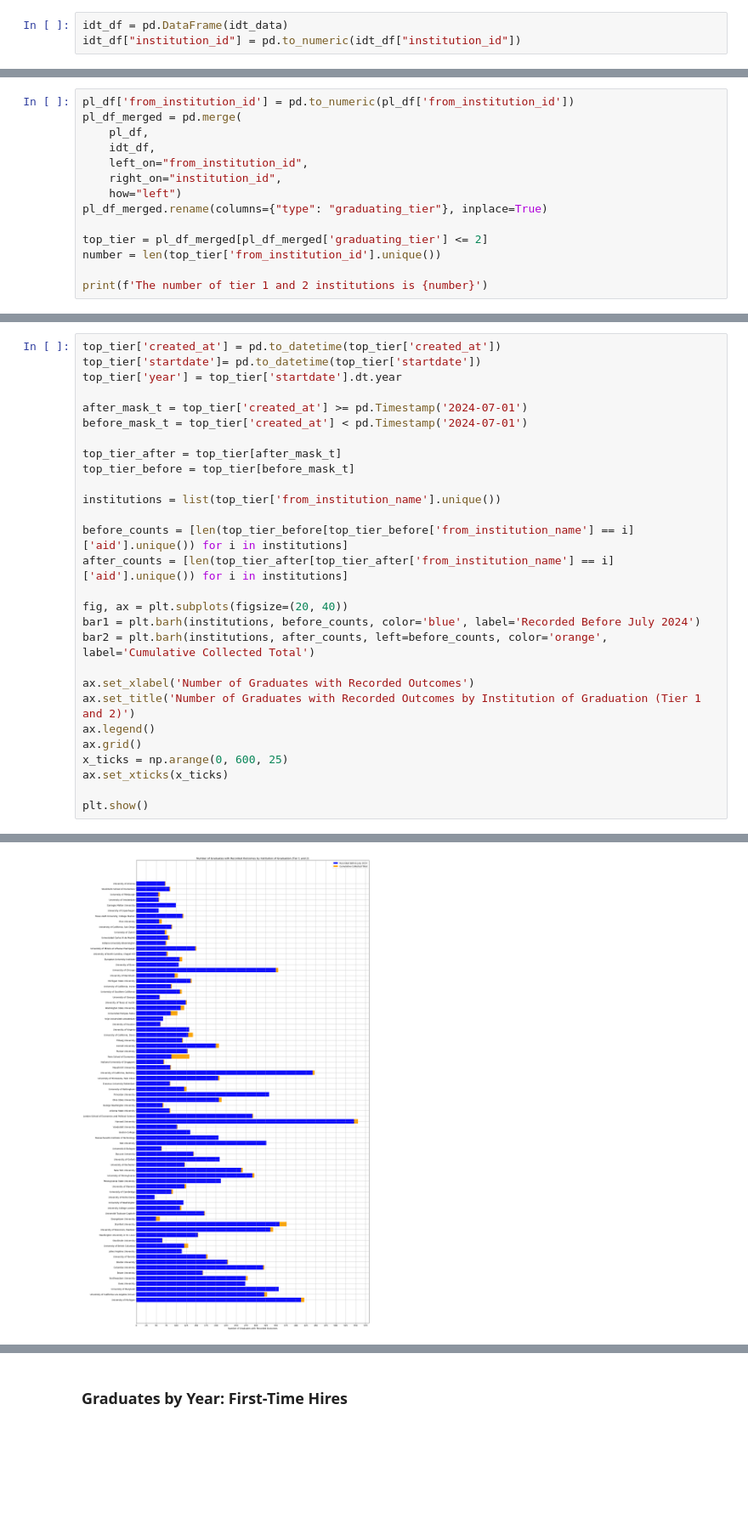
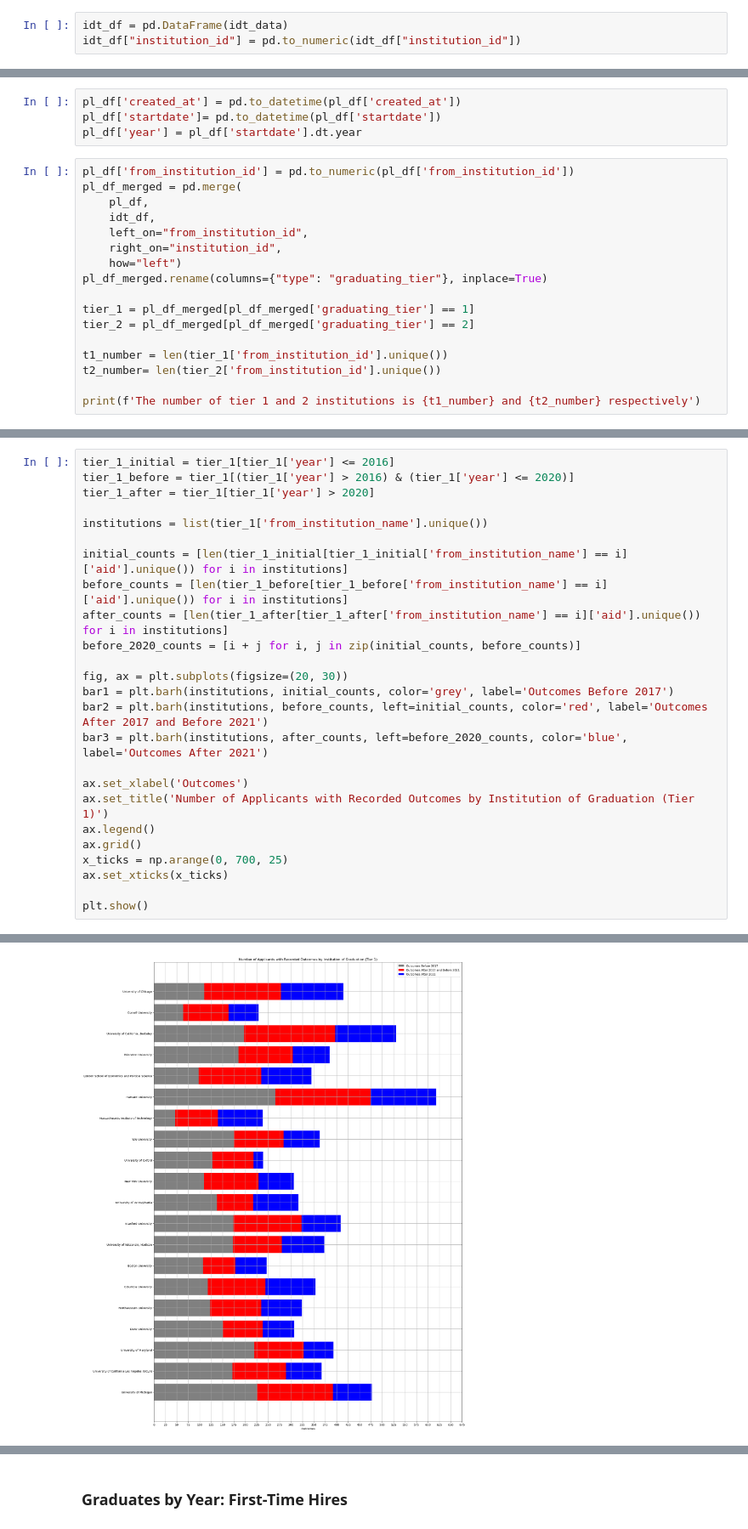
Before and after one commit to michaelpetersubc/mapinator, a Jupyter notebook: mapinator_readme/2024_update/mapinator_readme_2024.ipynb, the cells around one changed output, grey strips where cells are left out. Shown: that part at 85% size. Drawn from its saved outputs; the diff is of its cells as text; blank space fills up the shorter version.

Commit message:
Added separate graphs for tier 1 and 2 institutions.

```diff
--- a/mapinator_readme/2024_update/mapinator_readme_2024.ipynb
+++ b/mapinator_readme/2024_update/mapinator_readme_2024.ipynb
@@ -29,3 +29,7 @@ idt_df["institution_id"] = pd.to_numeric(idt_df["institution_id"])
+# %%
+pl_df['created_at'] = pd.to_datetime(pl_df['created_at'])
+pl_df['startdate']= pd.to_datetime(pl_df['startdate'])
+pl_df['year'] = pl_df['startdate'].dt.year
 # %%
 pl_df['from_institution_id'] = pd.to_numeric(pl_df['from_institution_id'])
 pl_df_merged = pd.merge(
@@ -36,8 +40,11 @@ pl_df_merged = pd.merge(
     how="left")
 pl_df_merged.rename(columns={"type": "graduating_tier"}, inplace=True)
 
-top_tier = pl_df_merged[pl_df_merged['graduating_tier'] <= 2]
-number = len(top_tier['from_institution_id'].unique())
+tier_1 = pl_df_merged[pl_df_merged['graduating_tier'] == 1]
+tier_2 = pl_df_merged[pl_df_merged['graduating_tier'] == 2]
 
-print(f'The number of tier 1 and 2 institutions is {number}')
+t1_number = len(tier_1['from_institution_id'].unique())
+t2_number= len(tier_2['from_institution_id'].unique())
+
+print(f'The number of tier 1 and 2 institutions is {t1_number} and {t2_number} respectively')
 # %% [output]
@@ -45,28 +54,25 @@ The number of tier 1 and 2 institutions is 78
 # %%
-top_tier['created_at'] = pd.to_datetime(top_tier['created_at'])
-top_tier['startdate']= pd.to_datetime(top_tier['startdate'])
-top_tier['year'] = top_tier['startdate'].dt.year
+tier_1_initial = tier_1[tier_1['year'] <= 2016]
+tier_1_before = tier_1[(tier_1['year'] > 2016) & (tier_1['year'] <= 2020)]
+tier_1_after = tier_1[tier_1['year'] > 2020]
 
-after_mask_t = top_tier['created_at'] >= pd.Timestamp('2024-07-01')
-before_mask_t = top_tier['created_at'] < pd.Timestamp('2024-07-01')
+institutions = list(tier_1['from_institution_name'].unique())
 
-top_tier_after = top_tier[after_mask_t]
-top_tier_before = top_tier[before_mask_t]
+initial_counts = [len(tier_1_initial[tier_1_initial['from_institution_name'] == i]['aid'].unique()) for i in institutions]
+before_counts = [len(tier_1_before[tier_1_before['from_institution_name'] == i]['aid'].unique()) for i in institutions]
+after_counts = [len(tier_1_after[tier_1_after['from_institution_name'] == i]['aid'].unique()) for i in institutions]
+before_2020_counts = [i + j for i, j in zip(initial_counts, before_counts)]
 
-institutions = list(top_tier['from_institution_name'].unique())
+fig, ax = plt.subplots(figsize=(20, 30))
+bar1 = plt.barh(institutions, initial_counts, color='grey', label='Outcomes Before 2017')
+bar2 = plt.barh(institutions, before_counts, left=initial_counts, color='red', label='Outcomes After 2017 and Before 2021')
+bar3 = plt.barh(institutions, after_counts, left=before_2020_counts, color='blue', label='Outcomes After 2021')
 
-before_counts = [len(top_tier_before[top_tier_before['from_institution_name'] == i]['aid'].unique()) for i in institutions]
-after_counts = [len(top_tier_after[top_tier_after['from_institution_name'] == i]['aid'].unique()) for i in institutions]
-
-fig, ax = plt.subplots(figsize=(20, 40))
-bar1 = plt.barh(institutions, before_counts, color='blue', label='Recorded Before July 2024')
-bar2 = plt.barh(institutions, after_counts, left=before_counts, color='orange', label='Cumulative Collected Total')
-
-ax.set_xlabel('Number of Graduates with Recorded Outcomes')
-ax.set_title('Number of Graduates with Recorded Outcomes by Institution of Graduation (Tier 1 and 2)')
+ax.set_xlabel('Outcomes')
+ax.set_title('Number of Applicants with Recorded Outcomes by Institution of Graduation (Tier 1)')
 ax.legend()
 ax.grid()
-x_ticks = np.arange(0, 600, 25)
+x_ticks = np.arange(0, 700, 25)
 ax.set_xticks(x_ticks)
 
 plt.show()
@@ -89 +80 @@ See the caveats in the documentation: https://pandas.pydata.org/pandas-docs/stab
-[figure, old version]
+[figure, new version]
```
Also changed, not shown: parts of 14 cells of this notebook.
